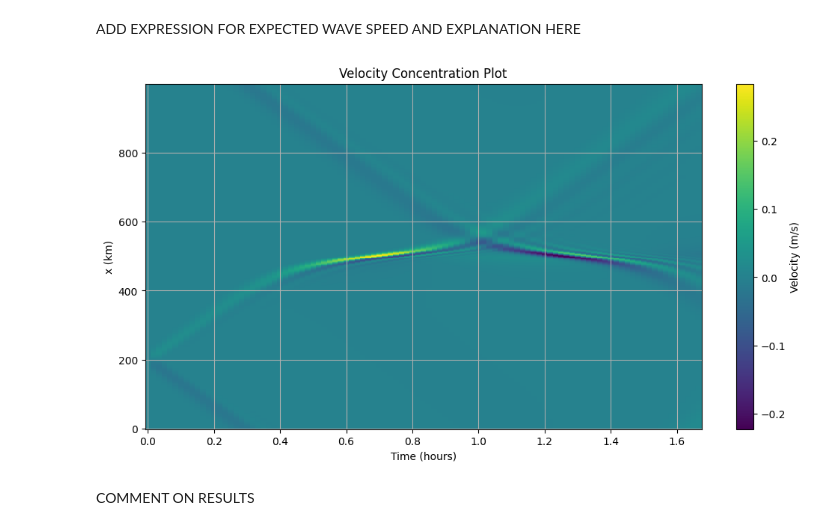
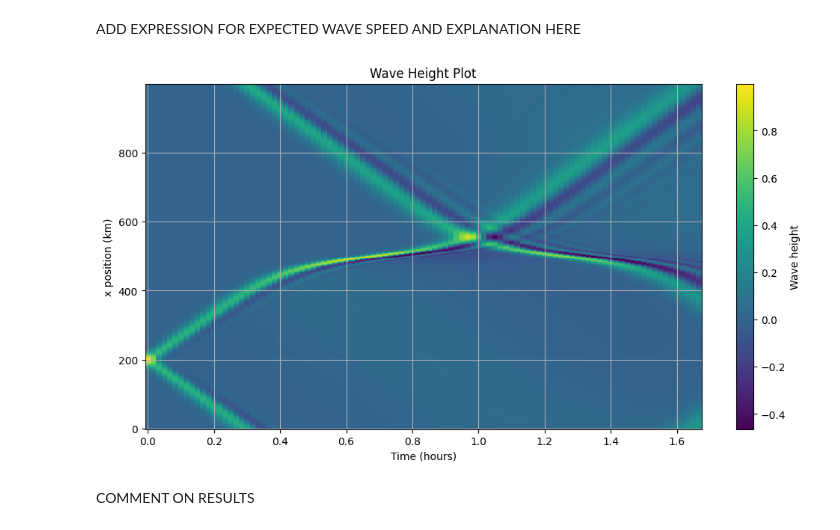
Before and after one commit to benwulmer/QCES, a Jupyter notebook: Project3_tsunami.ipynb, the cells around one changed output. Drawn from its saved outputs; the diff is of its cells as text; code cells hidden in the pictures.

```diff
--- a/Project3_tsunami.ipynb
+++ b/Project3_tsunami.ipynb
@@ -157,8 +157,8 @@ snapshots.add_task(h, name='h')
 snapshots.add_task(u, name='u')
 
 h.change_scales(1)
-h_save = [np.copy(h['g'])]; t_save = [solver.sim_time]; # Save the initial condition and the initial time
-u_save = [np.copy(u['g'])];
+h_save = [np.copy(h['g'])];
+t_save = [solver.sim_time];
 # Main loop
 try:
     logger.info('Starting main loop')
@@ -167,7 +167,6 @@ try:
         if (solver.iteration-1) % 1 == 0:
             h.change_scales(1)
             h_save.append(np.copy(h['g']))
-            u_save.append(np.copy(u['g']))
             t_save.append(solver.sim_time)
 except:
     logger.error('Exception raised, triggering end of main loop.')
@@ -236,17 +240,15 @@ ADD EXPRESSION FOR EXPECTED WAVE SPEED AND EXPLANATION HERE
 # %%
-#used gemini to help generate plot
+# used gemini to help generate plot
 plt.figure(figsize=(12, 6))
-# Create a 2D plot where x-axis is time, y-axis is space, and color is u_save
-# Transpose u_save so that time is along the rows and x-coordinates along the columns for pcolormesh
-plt.pcolormesh(np.array(t_save) / hour, x / kilometer, u_save.T, shading='auto', cmap='viridis')
-plt.colorbar(label='Velocity (m/s)')
+plt.pcolormesh(np.array(t_save) / hour, x / kilometer, h_save.T, shading='auto', cmap='viridis')
+plt.colorbar(label='Wave height')
 plt.xlabel('Time (hours)')
-plt.ylabel('x (km)')
-plt.title('Velocity Concentration Plot')
+plt.ylabel('x position (km)')
+plt.title('Wave Height Plot')
 plt.grid(True)
 plt.show()
 # %% [output]
-[figure, old version]
+[figure, new version]
 # %% [markdown]
 COMMENT ON RESULTS
 # %% [markdown]
```
Also changed, not shown: parts of 23 cells of this notebook.
